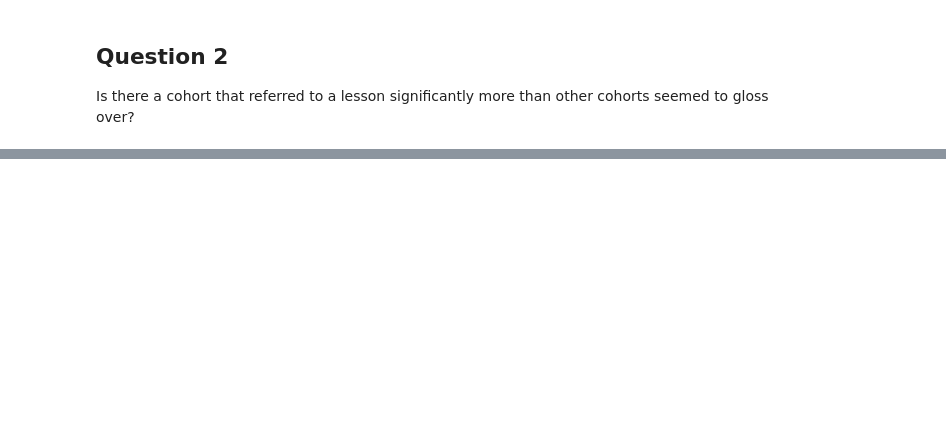
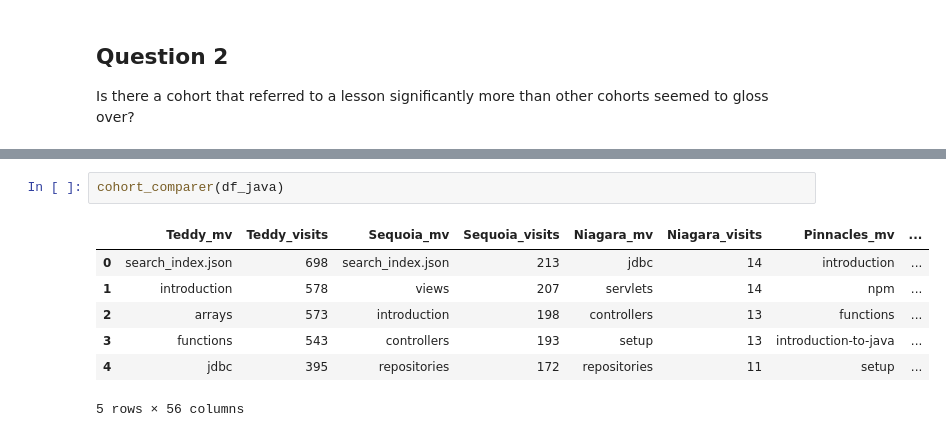
Before and after one commit to Adam-Krull/codeup-logs-anomaly-detection, a Jupyter notebook: anomaly-detection-project.ipynb, the cells around one changed output, grey strips where cells are left out. Saved outputs shown, nothing was run; the diff lists cells and outputs as text; blank space fills up the shorter version.

```diff
--- a/anomaly-detection-project.ipynb
+++ b/anomaly-detection-project.ipynb
@@ -354,0 +477,10 @@ mv_java
+# %%
+cohort_comparer(df_java)
+# %% [output]
+|  | Teddy_mv | Teddy_visits | Sequoia_mv | Sequoia_visits | Niagara_mv | Niagara_visits | Pinnacles_mv | ... |
+| 0 | search_index.json | 698 | search_index.json | 213 | jdbc | 14 | introduction | ... |
+| 1 | introduction | 578 | views | 207 | servlets | 14 | npm | ... |
+| 2 | arrays | 573 | introduction | 198 | controllers | 13 | functions | ... |
+| 3 | functions | 543 | controllers | 193 | setup | 13 | introduction-to-java | ... |
+| 4 | jdbc | 395 | repositories | 172 | repositories | 11 | setup | ... |
+5 rows × 56 columns
```
Also changed, not shown: parts of 30 cells of this notebook.
